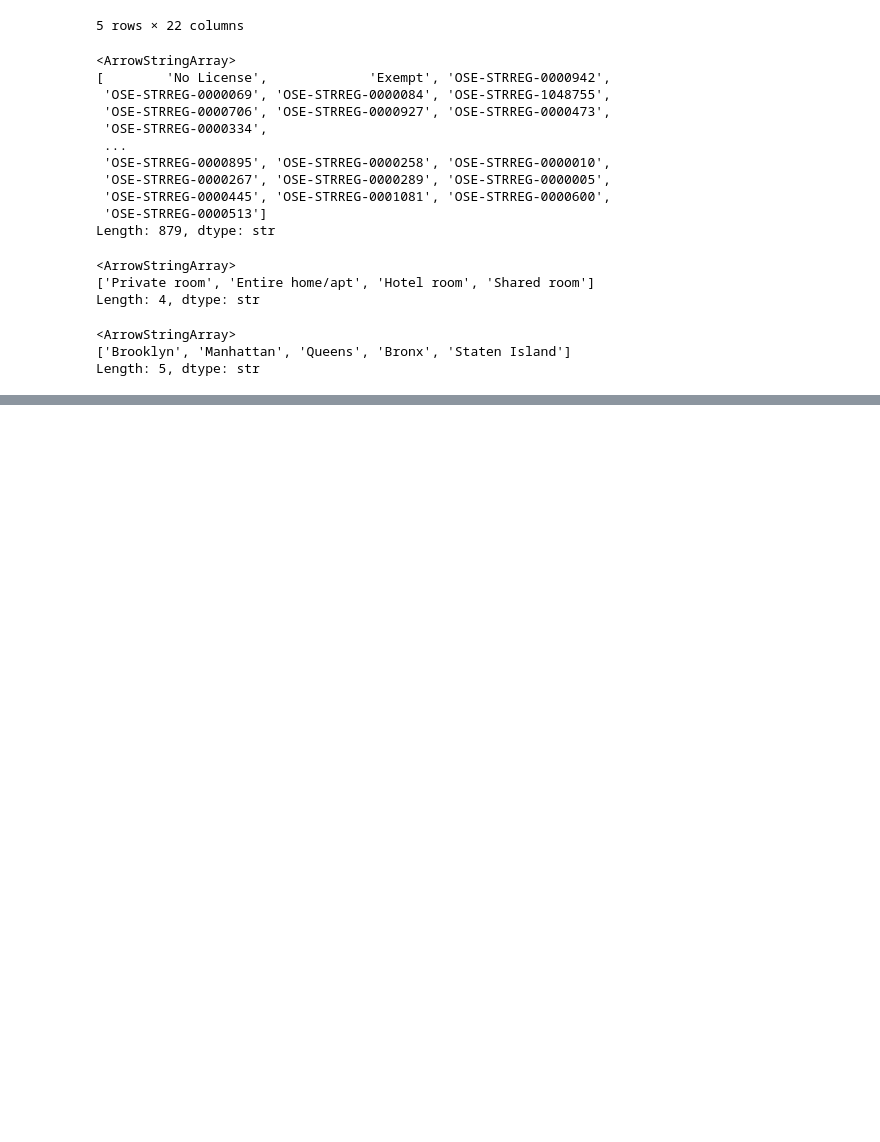
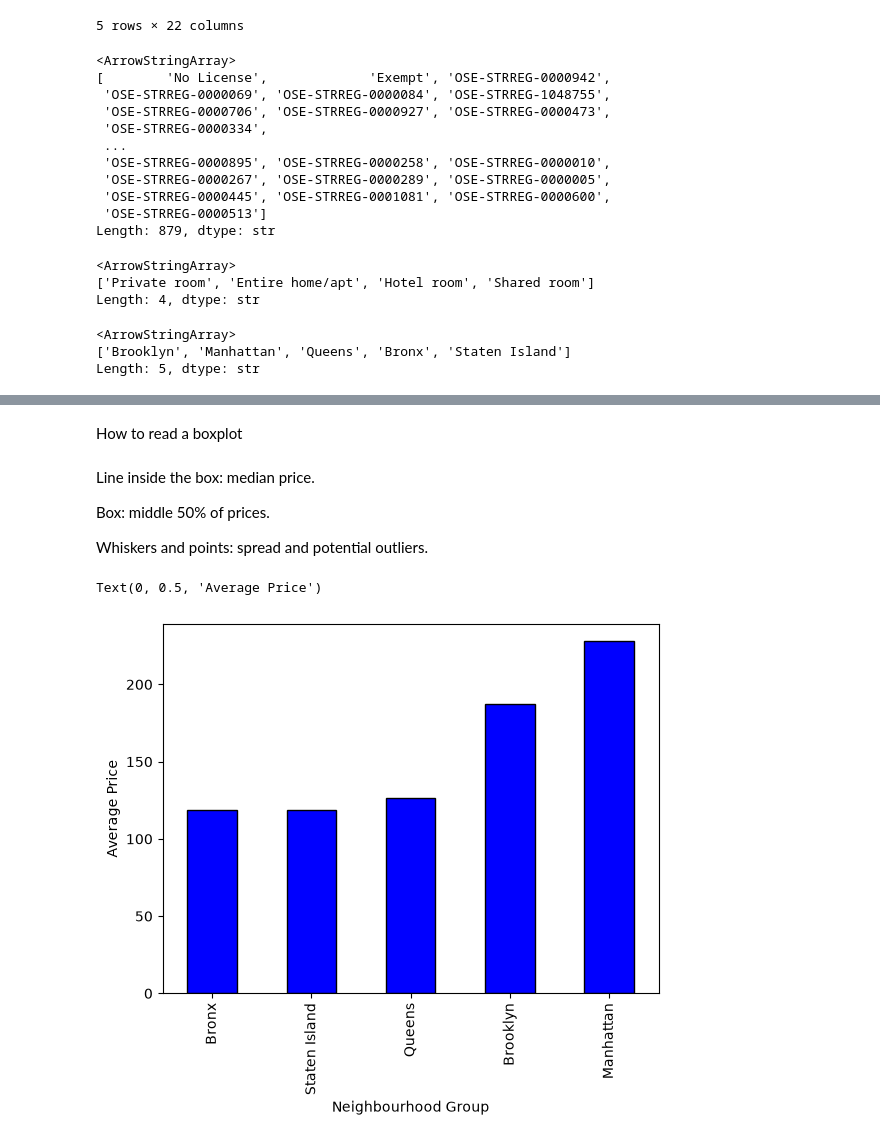
Before and after one commit to mus9090/pandas-practice, a Jupyter notebook: 03-pandas-eda.ipynb, the cells around one changed output, grey strips where cells are left out. Cells and saved outputs as stored; diff of their text form; code cells hidden in the pictures; blank space fills up the shorter version.

```diff
--- a/03-pandas-eda.ipynb
+++ b/03-pandas-eda.ipynb
@@ -222,0 +229,15 @@ Length: 5, dtype: str
+# %% [markdown]
+How to read a boxplot
+# %% [markdown]
+Line inside the box: median price.
+
+Box: middle 50% of prices.
+
+Whiskers and points: spread and potential outliers.
+# %%
+bnb.groupby("neighbourhood_group")["price"].mean().sort_values().plot(kind="bar", color="blue", edgecolor="black")
+plt.xlabel("Neighbourhood Group")
+plt.ylabel("Average Price")
+# %% [output]
+Text(0, 0.5, 'Average Price')
+[figure, added]
```
Also changed, not shown: parts of 4 cells of this notebook.
